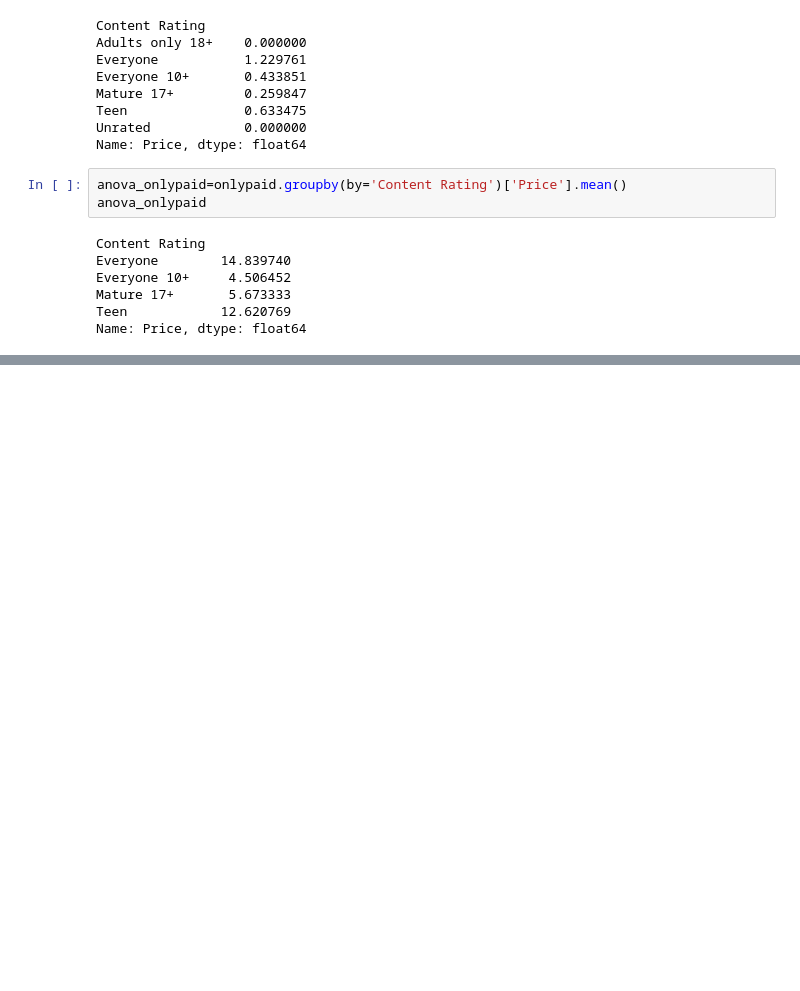
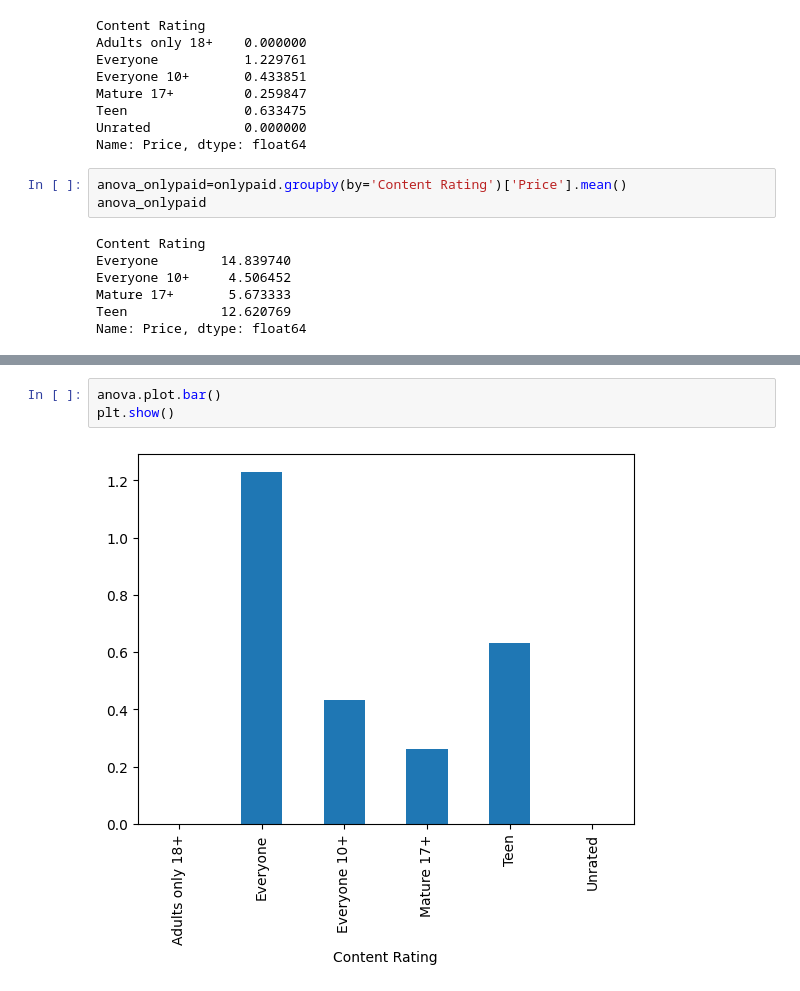
Before and after one commit to umbertocangelosi/playstore_automated_pipeline, a Jupyter notebook: progetto_2/Bozza_Sentiment_Analysis.ipynb, the cells around one changed output, grey strips where cells are left out. Drawn from its saved outputs; the diff is of its cells as text; blank space fills up the shorter version.

```diff
--- a/progetto_2/Bozza_Sentiment_Analysis.ipynb
+++ b/progetto_2/Bozza_Sentiment_Analysis.ipynb
@@ -246,0 +237,5 @@ Name: Price, dtype: float64
+# %%
+anova.plot.bar()
+plt.show()
+# %% [output]
+[figure, added]
```
Also changed, not shown: parts of 3 cells of this notebook.
